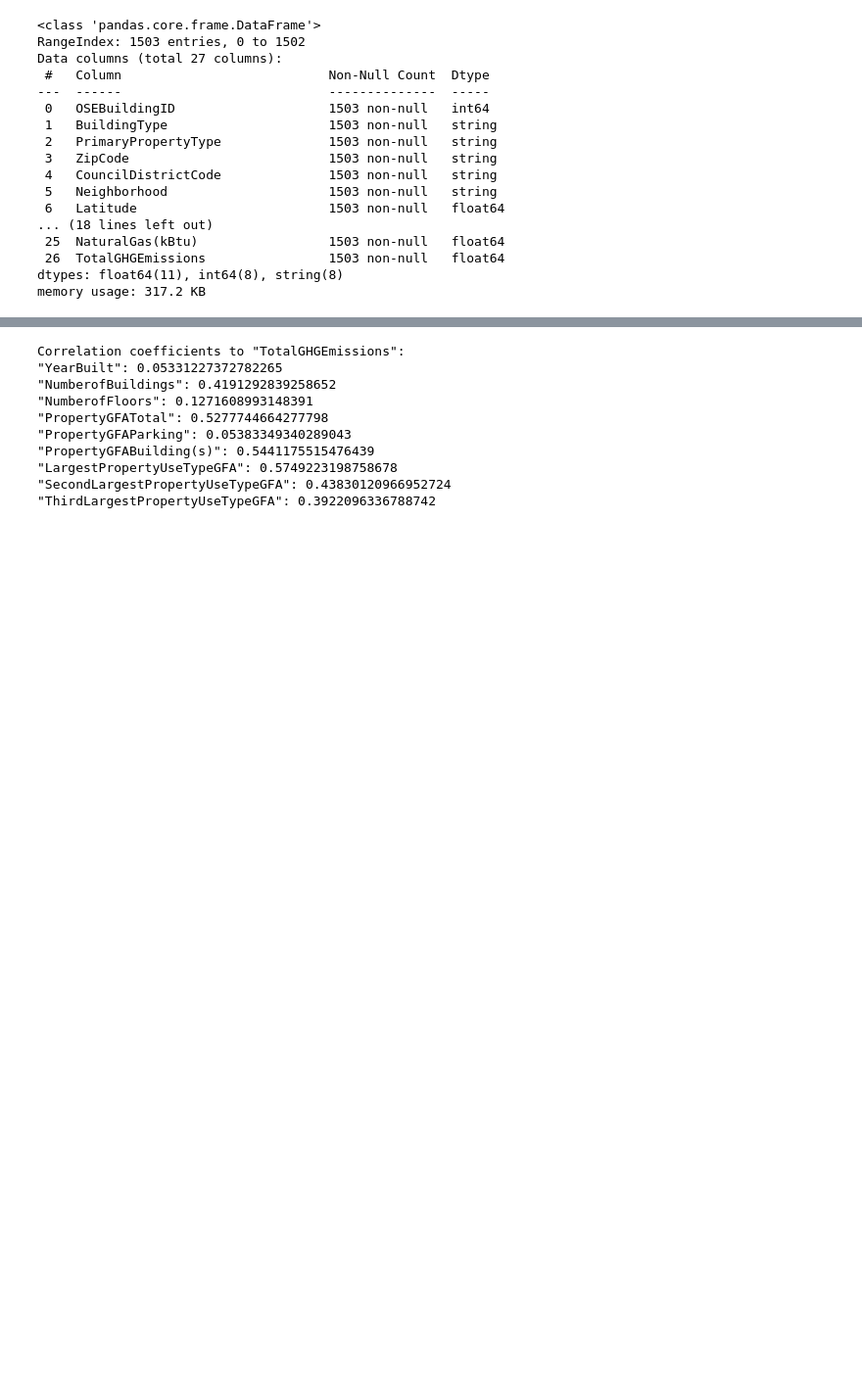
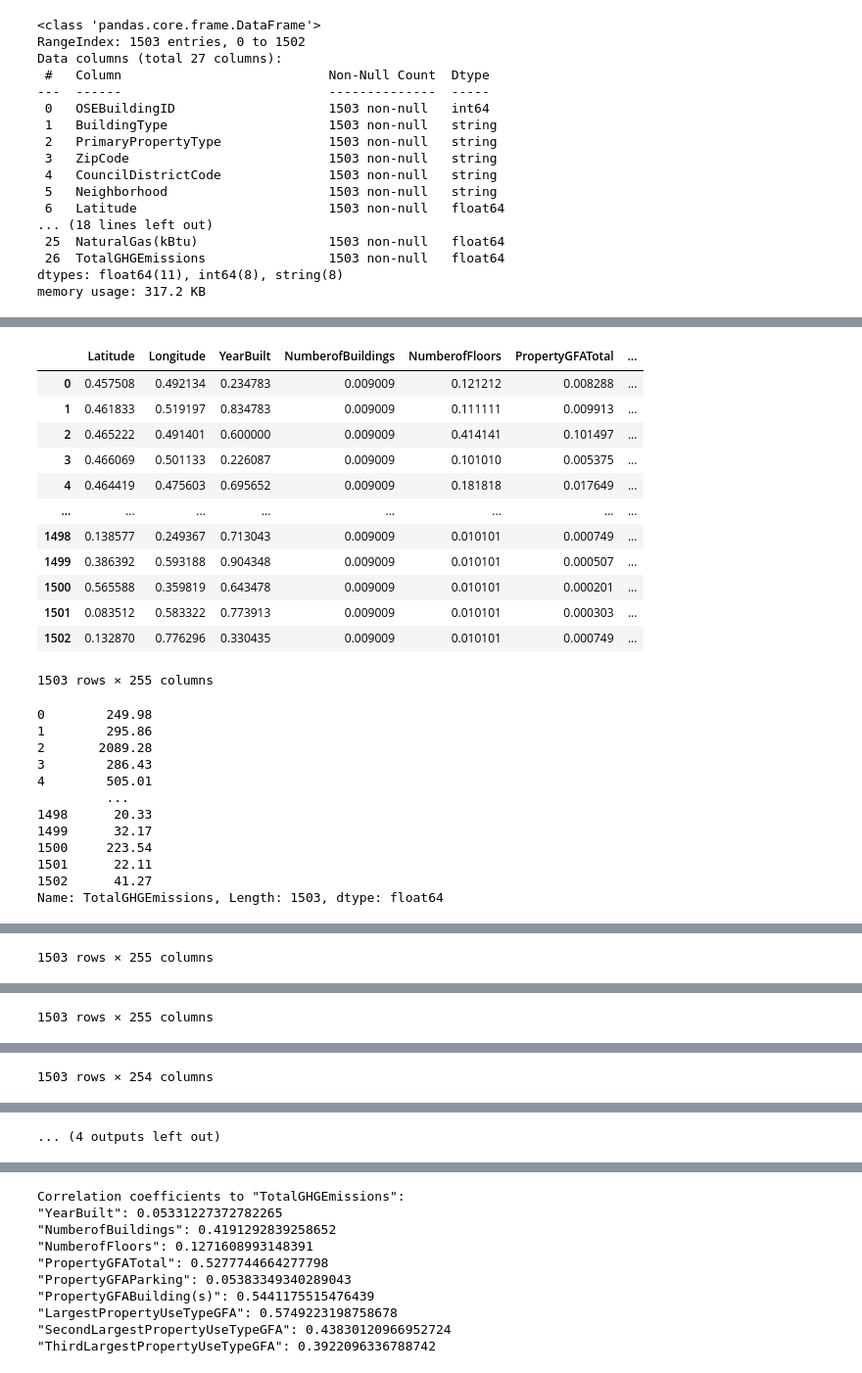
Before and after one commit to gabrielhermel/OC_DS_P4, a Jupyter notebook: Hermel_Gabriel_2_notebook_prediction_112022.ipynb, the cells around one changed output, grey strips where cells are left out. Shown: that part at 98% size. Cells and saved outputs as stored; diff of their text form; code cells hidden in the pictures; blank space fills up the shorter version.

Commit message:
test commit new ide

```diff
--- a/Hermel_Gabriel_2_notebook_prediction_112022.ipynb
+++ b/Hermel_Gabriel_2_notebook_prediction_112022.ipynb
@@ -136,4 +148,12 @@ Data columns (total 27 columns):
  26  TotalGHGEmissions                1503 non-null   float64
 dtypes: float64(11), int64(8), string(8)
 memory usage: 317.2 KB
+# %%
+build_ener_dfs = {
+    "ENERGYSTARScore NaNs replaced by median": build_ener_df_enstr_dflt,
+    "ENERGYSTARScore NaNs replaced by negative scores": build_ener_df_enstr_sub_imposs,
+    "ENERGYSTARScore NaNs imputed": build_ener_df_enstr_intrp,
+    "ENERGYSTARScore with one-hot encoding": build_ener_df_enstr_oneht,
+    "No ENERGYSTARScore used": build_ener_df_no_enstr,
+}
 # %%
@@ -170,0 +253,62 @@ for df in [build_ener_df_enstr_drop, build_ener_df_enstr_intrp]:
+# %%
+def get_metrics(model, X, y):
+    display(X)
+    display(y)
+    n = len(X)
+    p = len(X.columns)
+    r2 = cross_val_score(model, X=X, y=y, scoring="r2").mean()
+    r2_adj = 1 - ((1 - r2) * (n - 1) / (n - p - 1))
+    rmse = abs(
+        cross_val_score(model, X=X, y=y, scoring="neg_root_mean_squared_error").mean()
+    )
+    mae = abs(
+        cross_val_score(model, X=X, y=y, scoring="neg_mean_absolute_error").mean()
+    )
+
+    return {
+        "R^2": r2,
+        "Adjusted R^2": r2_adj,
+        "RMSE": rmse,
+        "MAE": mae,
+    }
+
+
+target = build_ener_df["TotalGHGEmissions"]
+dummy_metrics = {}
+
+for build_ener_df_str in build_ener_dfs.keys():
+    # X_train, X_test, y_train, y_test = train_test_split(
+    #     build_ener_dfs[build_ener_df_str], target, test_size=0.2, random_state=0
+    # )
+    # dummy_y_pred = DummyRegressor().fit(X_train, y_train).predict(X_test)
+    dummy_metrics[build_ener_df_str] = get_metrics(
+        DummyRegressor(), preproc_pipe(build_ener_dfs[build_ener_df_str]), target
+    )
+
+display(dummy_metrics)
+# %% [output]
+|  | Latitude | Longitude | YearBuilt | NumberofBuildings | NumberofFloors | PropertyGFATotal | ... |
+| 0 | 0.457508 | 0.492134 | 0.234783 | 0.009009 | 0.121212 | 0.008288 | ... |
+| 1 | 0.461833 | 0.519197 | 0.834783 | 0.009009 | 0.111111 | 0.009913 | ... |
+| 2 | 0.465222 | 0.491401 | 0.600000 | 0.009009 | 0.414141 | 0.101497 | ... |
+| 3 | 0.466069 | 0.501133 | 0.226087 | 0.009009 | 0.101010 | 0.005375 | ... |
+| 4 | 0.464419 | 0.475603 | 0.695652 | 0.009009 | 0.181818 | 0.017649 | ... |
+| ... | ... | ... | ... | ... | ... | ... | ... |
+| 1498 | 0.138577 | 0.249367 | 0.713043 | 0.009009 | 0.010101 | 0.000749 | ... |
+| 1499 | 0.386392 | 0.593188 | 0.904348 | 0.009009 | 0.010101 | 0.000507 | ... |
+| 1500 | 0.565588 | 0.359819 | 0.643478 | 0.009009 | 0.010101 | 0.000201 | ... |
+| 1501 | 0.083512 | 0.583322 | 0.773913 | 0.009009 | 0.010101 | 0.000303 | ... |
+| 1502 | 0.132870 | 0.776296 | 0.330435 | 0.009009 | 0.010101 | 0.000749 | ... |
+1503 rows × 255 columns
+0        249.98
+1        295.86
+2       2089.28
+3        286.43
+4        505.01
+         ...
+1498      20.33
+1499      32.17
+1500     223.54
+1501      22.11
+1502      41.27
+Name: TotalGHGEmissions, Length: 1503, dtype: float64
@@ -170,0 +327 @@ for df in [build_ener_df_enstr_drop, build_ener_df_enstr_intrp]:
+1503 rows × 255 columns
@@ -170,0 +352 @@ for df in [build_ener_df_enstr_drop, build_ener_df_enstr_intrp]:
+1503 rows × 255 columns
@@ -170,0 +377 @@ for df in [build_ener_df_enstr_drop, build_ener_df_enstr_intrp]:
+1503 rows × 254 columns
@@ -170,0 +390 @@ for df in [build_ener_df_enstr_drop, build_ener_df_enstr_intrp]:
+... (4 outputs left out)
```
Also changed, not shown: parts of 9 cells of this notebook.
